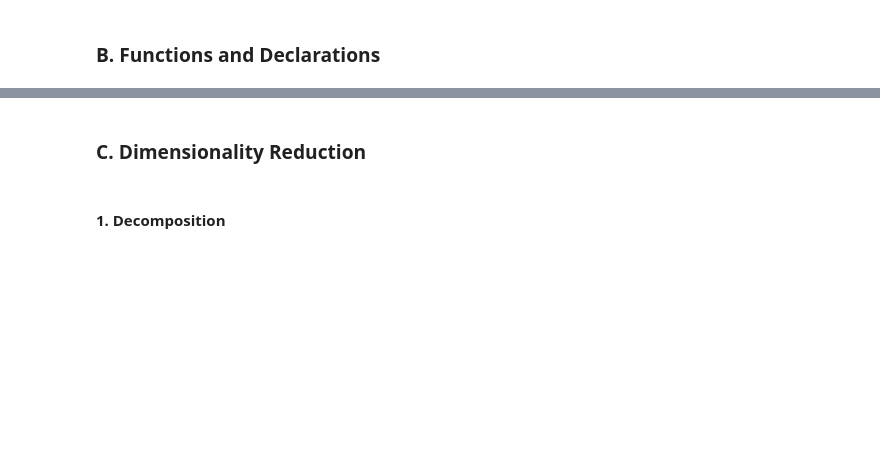
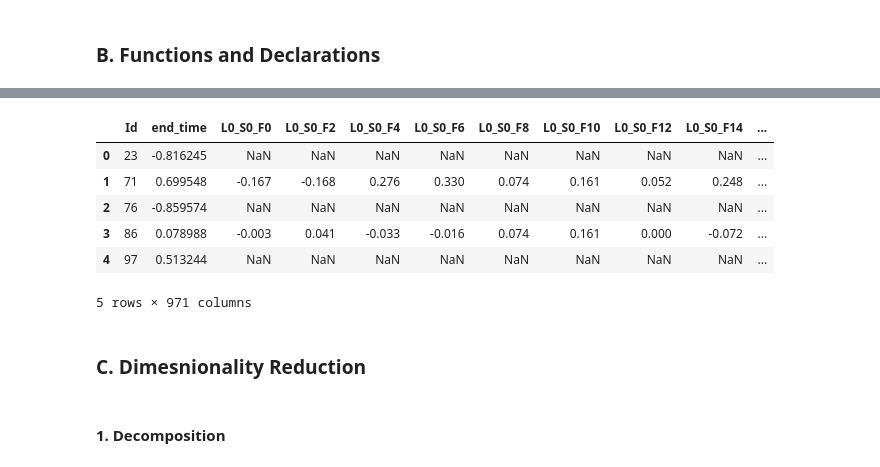
Before and after one commit to kimrharper/data_science_nltk, a Jupyter notebook: manufacturing/mf_dimensionality_reduction.ipynb, the cells around one changed output, grey strips where cells are left out. Drawn from its saved outputs; the diff is of its cells as text; code cells hidden in the pictures; blank space fills up the shorter version.

```diff
--- a/manufacturing/mf_dimensionality_reduction.ipynb
+++ b/manufacturing/mf_dimensionality_reduction.ipynb
@@ -46,9 +18,2 @@ __Goal:__ Predict which products will fail the response test. <br><br>
 # %% [markdown]
 ### A. Import Data
-# %%
-%%time
-# import numerical data
-mf_num_data = pd.read_csv('bosch_small_data/train_numeric.csv',low_memory=False)
-
-# import date data
-mf_date_data = pd.read_csv('bosch_small_data/train_date.csv',low_memory=False)
@@ -109,4 +99,14 @@ Wall time: 55.3 s
+# %%
+mf_num_data.head()
+# %% [output]
+|  | Id | end_time | L0_S0_F0 | L0_S0_F2 | L0_S0_F4 | L0_S0_F6 | L0_S0_F8 | L0_S0_F10 | L0_S0_F12 | L0_S0_F14 | ... |
+| 0 | 23 | -0.816245 | NaN | NaN | NaN | NaN | NaN | NaN | NaN | NaN | ... |
+| 1 | 71 | 0.699548 | -0.167 | -0.168 | 0.276 | 0.330 | 0.074 | 0.161 | 0.052 | 0.248 | ... |
+| 2 | 76 | -0.859574 | NaN | NaN | NaN | NaN | NaN | NaN | NaN | NaN | ... |
+| 3 | 86 | 0.078988 | -0.003 | 0.041 | -0.033 | -0.016 | 0.074 | 0.161 | 0.000 | -0.072 | ... |
+| 4 | 97 | 0.513244 | NaN | NaN | NaN | NaN | NaN | NaN | NaN | NaN | ... |
+5 rows × 971 columns
 # %% [markdown]
-### C. Dimensionality Reduction
+### C. Dimesnionality Reduction
 # %% [markdown]
 #### 1. Decomposition
```
Also changed, not shown: parts of 44 cells of this notebook, 31 other files.
